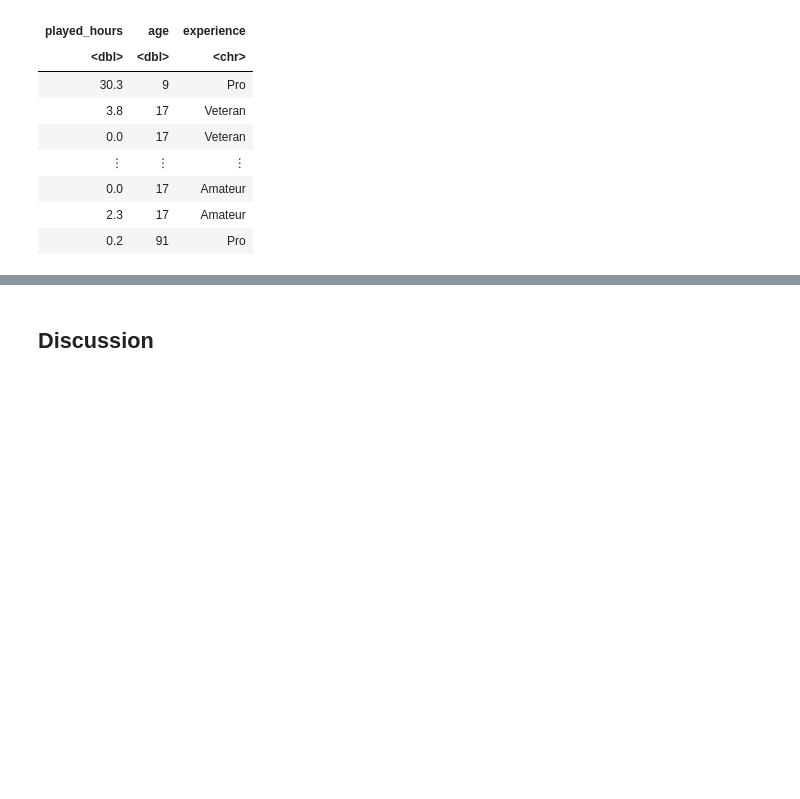
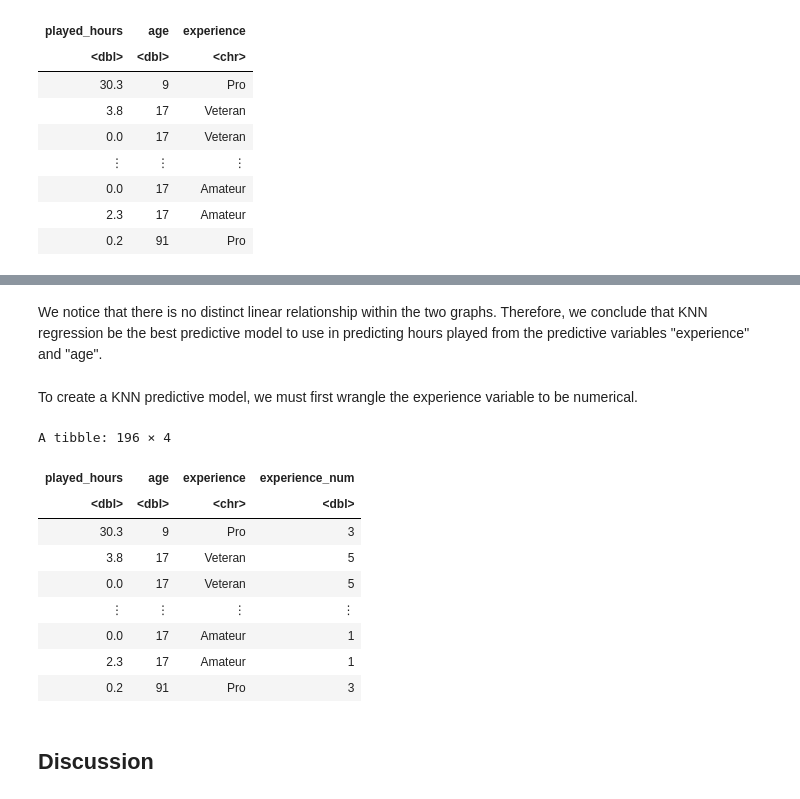
Before and after one commit to alicezh12/Project-Final-Report, a Jupyter notebook: final_project.ipynb, the cells around one changed output, grey strips where cells are left out. Cells and saved outputs as stored; diff of their text form; code cells hidden in the pictures; blank space fills up the shorter version.

```diff
--- a/final_project.ipynb
+++ b/final_project.ipynb
@@ -113,3 +113,21 @@ experience_plot
+# %% [markdown]
+We notice that there is no distinct linear relationship within the two graphs. Therefore, we conclude that KNN regression be the best predictive model to use in predicting hours played from the predictive variables "experience" and "age".
+# %% [markdown]
+To create a KNN predictive model, we must first wrangle the experience variable to be numerical.
+# %%
+players_new <- mutate(players_select, experience_num = as.numeric(as.factor(experience)))
+players_new
+# %% [output]
+A tibble: 196 × 4
+| played_hours | age | experience | experience_num |
+| <dbl> | <dbl> | <chr> | <dbl> |
+| 30.3 | 9 | Pro | 3 |
+| 3.8 | 17 | Veteran | 5 |
+| 0.0 | 17 | Veteran | 5 |
+| ⋮ | ⋮ | ⋮ | ⋮ |
+| 0.0 | 17 | Amateur | 1 |
+| 2.3 | 17 | Amateur | 1 |
+| 0.2 | 91 | Pro | 3 |
 # %% [markdown]
 ## Discussion
 # %% [markdown]
```
Also changed, not shown: parts of 3 cells of this notebook.
